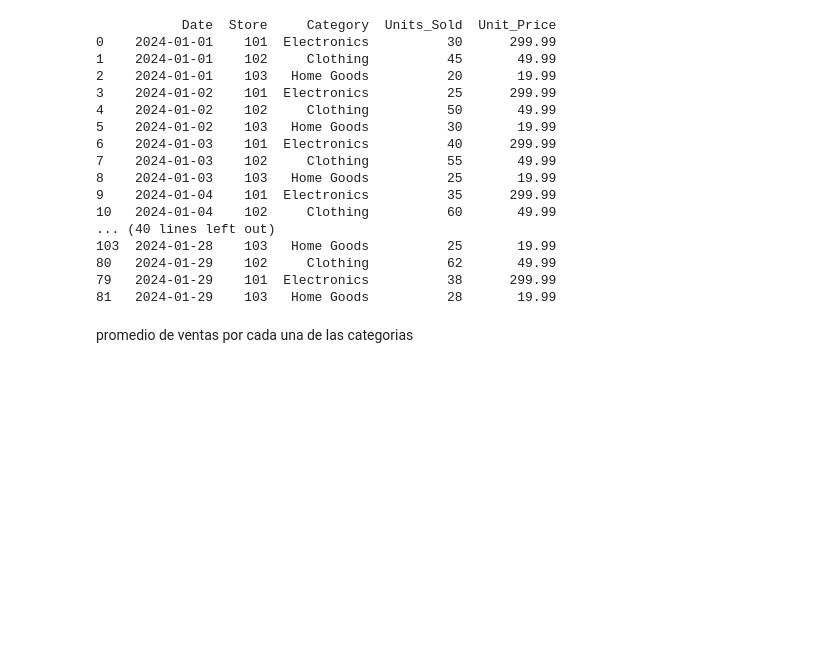
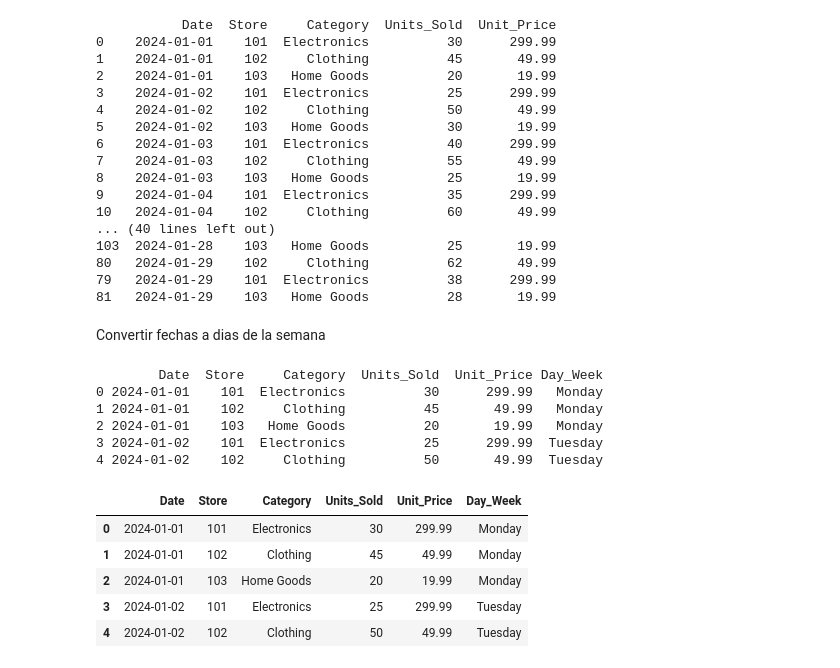
Before and after one commit to nicoherza-pascu/Club_IA-2, a Jupyter notebook: practica.ipynb, the cells around one changed output. Saved outputs shown, nothing was run; the diff lists cells and outputs as text; code cells hidden in the pictures; blank space fills up the shorter version.

```diff
--- a/practica.ipynb
+++ b/practica.ipynb
@@ -235,5 +236,16 @@ fig.show()
 # %%
 fig = px.bar(bd_ordenada, x='Category',y='Units_Sold')
 fig.show()
-# %% [markdown]
-promedio de ventas por cada una de las categorias
+# %% [markdown]
+Convertir fechas a dias de la semana
+# %%
+bd_ordenada['Date'] = pd.to_datetime(bd_ordenada['Date'])
+bd_ordenada['Day_Week'] = bd_ordenada['Date'].dt.day_name(locale='en_US')
+print(bd_ordenada.head())
+# %% [output]
+        Date  Store     Category  Units_Sold  Unit_Price Day_Week
+0 2024-01-01    101  Electronics          30      299.99   Monday
+1 2024-01-01    102     Clothing          45       49.99   Monday
+2 2024-01-01    103   Home Goods          20       19.99   Monday
+3 2024-01-02    101  Electronics          25      299.99  Tuesday
+4 2024-01-02    102     Clothing          50       49.99  Tuesday
@@ -239,0 +254,9 @@ promedio de ventas por cada una de las categorias
+# %%
+bd_ordenada.head()
+# %% [output]
+|  | Date | Store | Category | Units_Sold | Unit_Price | Day_Week |
+| 0 | 2024-01-01 | 101 | Electronics | 30 | 299.99 | Monday |
+| 1 | 2024-01-01 | 102 | Clothing | 45 | 49.99 | Monday |
+| 2 | 2024-01-01 | 103 | Home Goods | 20 | 19.99 | Monday |
+| 3 | 2024-01-02 | 101 | Electronics | 25 | 299.99 | Tuesday |
+| 4 | 2024-01-02 | 102 | Clothing | 50 | 49.99 | Tuesday |
```
Also changed, not shown: parts of 11 cells of this notebook.
